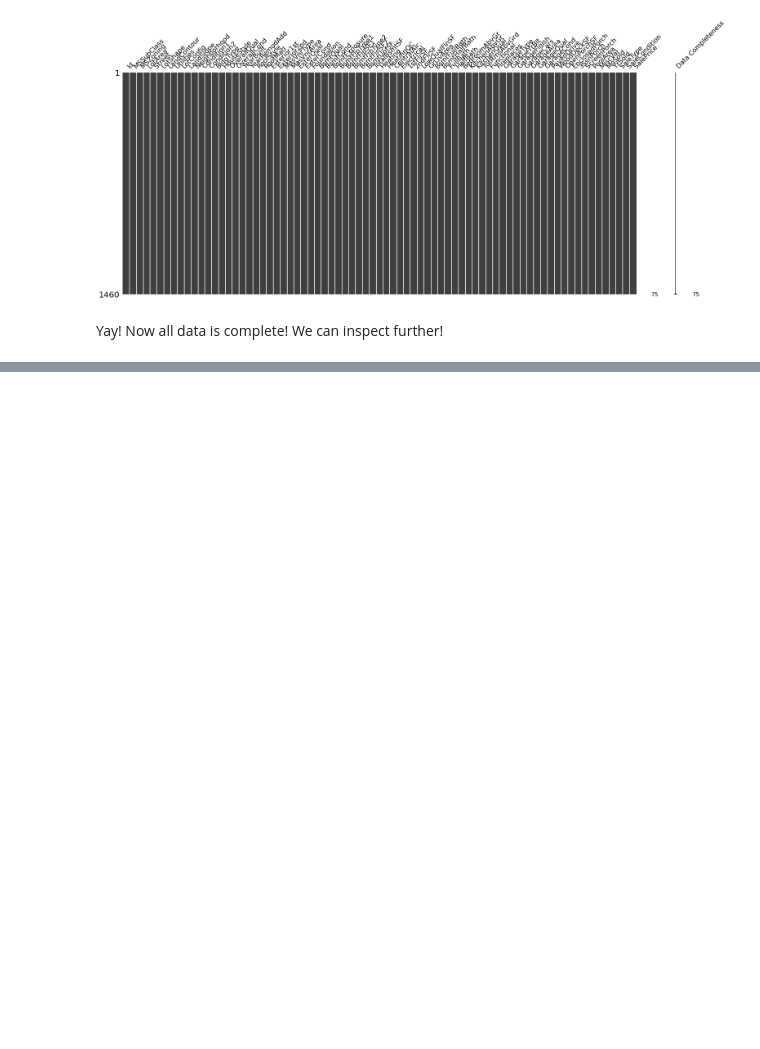
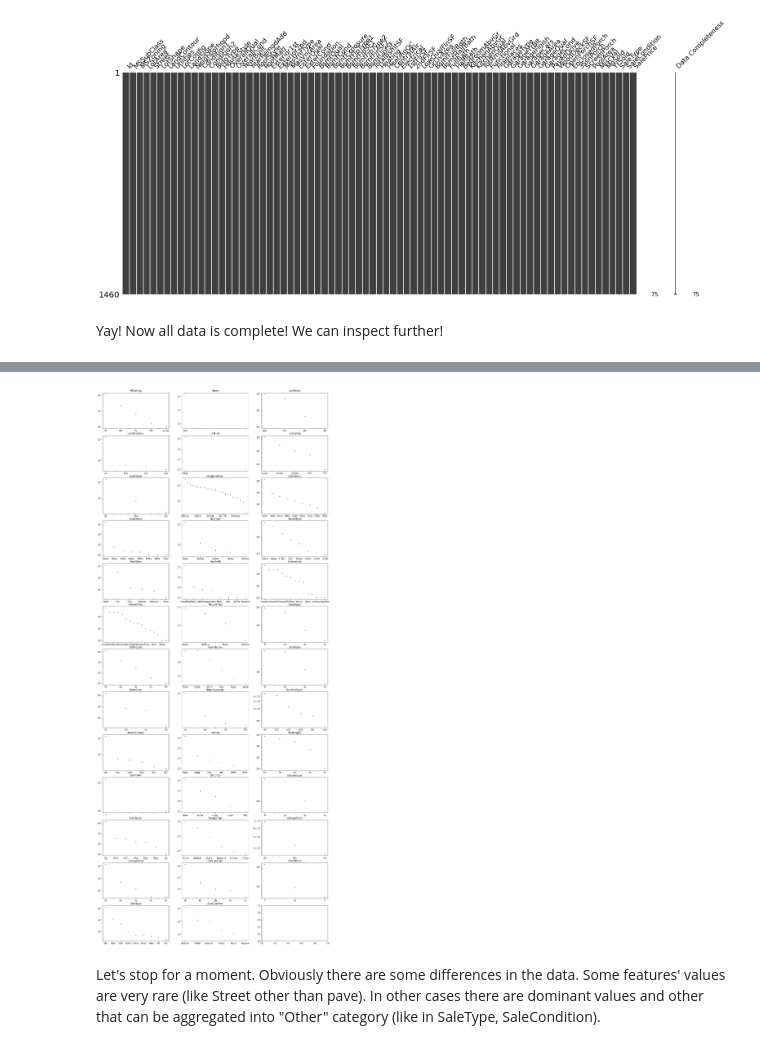
Before and after one commit to patrycja-naumczyk/Kaggle_housePrice, a Jupyter notebook: EDA1.ipynb, the cells around one changed output, grey strips where cells are left out. Drawn from its saved outputs; the diff is of its cells as text; code cells hidden in the pictures; blank space fills up the shorter version.

```diff
--- a/EDA1.ipynb
+++ b/EDA1.ipynb
@@ -198,0 +278,20 @@ Yay! Now all data is complete! We can inspect further!
+# %%
+# Create figure object with subplots
+fig, axes = plt.subplots(ncols=3, nrows=13)
+
+# Identify non-numerical features
+df_non_numerical = df.select_dtypes(exclude=["number"])
+
+# Loop through features and put each subplot on a matplotlib axis object
+for col, ax in zip(df_non_numerical.columns, axes.ravel()):
+
+    # Selects one single feature and counts number of occurrences per unique value
+    df_non_numerical[col].value_counts().plot(
+        # Plots this information in a figure with log-scaled y-axis
+        logy=True, title=col, lw=0, marker=".", ax=ax, figsize=(20, 50))
+
+plt.show()
+# %% [output]
+[figure, added]
+# %% [markdown]
+Let's stop for a moment. Obviously there are some differences in the data. Some features' values are very rare (like Street other than pave). In other cases there are dominant values and other that can be aggregated into "Other" category (like in SaleType, SaleCondition).
```
Also changed, not shown: parts of 14 cells of this notebook.
